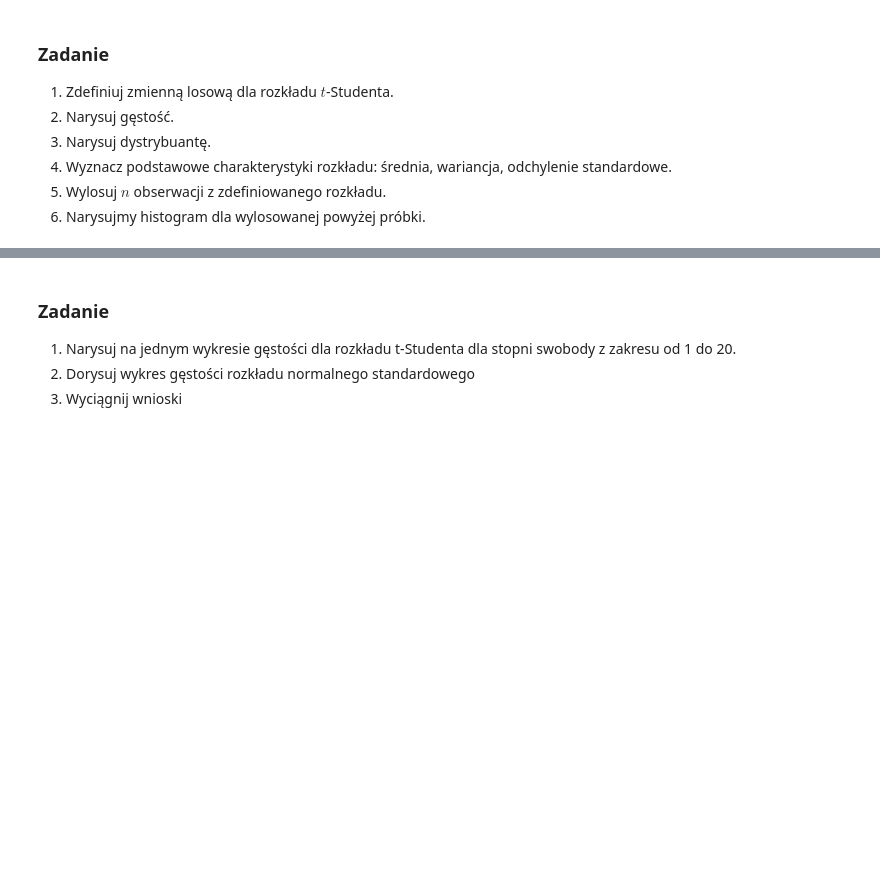
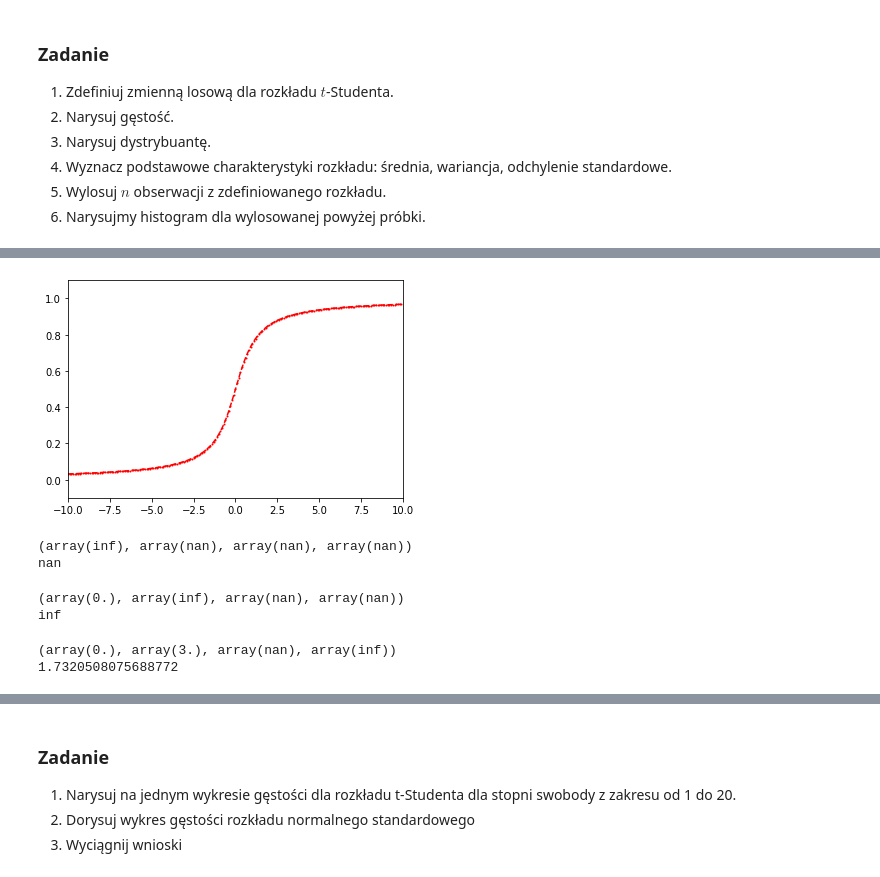
Before and after one commit to mdabrowski-phd/ds250223_stat, a Jupyter notebook: 02_rachunek_prawdopodobienstwa/06_rozklad_t_studenta.ipynb, the cells around one changed output, grey strips where cells are left out. Saved outputs shown, nothing was run; the diff lists cells and outputs as text; code cells hidden in the pictures; blank space fills up the shorter version.

```diff
--- a/02_rachunek_prawdopodobienstwa/06_rozklad_t_studenta.ipynb
+++ b/02_rachunek_prawdopodobienstwa/06_rozklad_t_studenta.ipynb
@@ -26,0 +41,36 @@ https://docs.scipy.org/doc/scipy/reference/generated/scipy.stats.t.html#scipy.st
+# %%
+# 3. Dystrybuanta
+fig, ax = plt.subplots(1, 1)
+
+ax.set_xlim([-10, 10])
+ax.set_ylim([-0.1, 1.1])
+
+x = np.arange(-10, 10, 0.1)
+ax.plot(x, t1.cdf(x), 'ro--', ms=1, label='t(1) cdf 1')
+plt.show()
+# %% [output]
+[figure, added]
+# %%
+# 4.
+print(t1.stats('mvsk'))
+#odchylenie
+print(np.sqrt(t1.stats('v')))
+# %% [output]
+(array(inf), array(nan), array(nan), array(nan))
+nan
+# %%
+t2 = stats.t(df=2)
+print(t2.stats('mvsk'))
+#odchylenie
+print(np.sqrt(t2.stats('v')))
+# %% [output]
+(array(0.), array(inf), array(nan), array(nan))
+inf
+# %%
+t3 = stats.t(df=3)
+print(t3.stats('mvsk'))
+#odchylenie
+print(np.sqrt(t3.stats('v')))
+# %% [output]
+(array(0.), array(3.), array(nan), array(inf))
+1.7320508075688772
```
Also changed, not shown: parts of 9 cells of this notebook, 2 other files.
